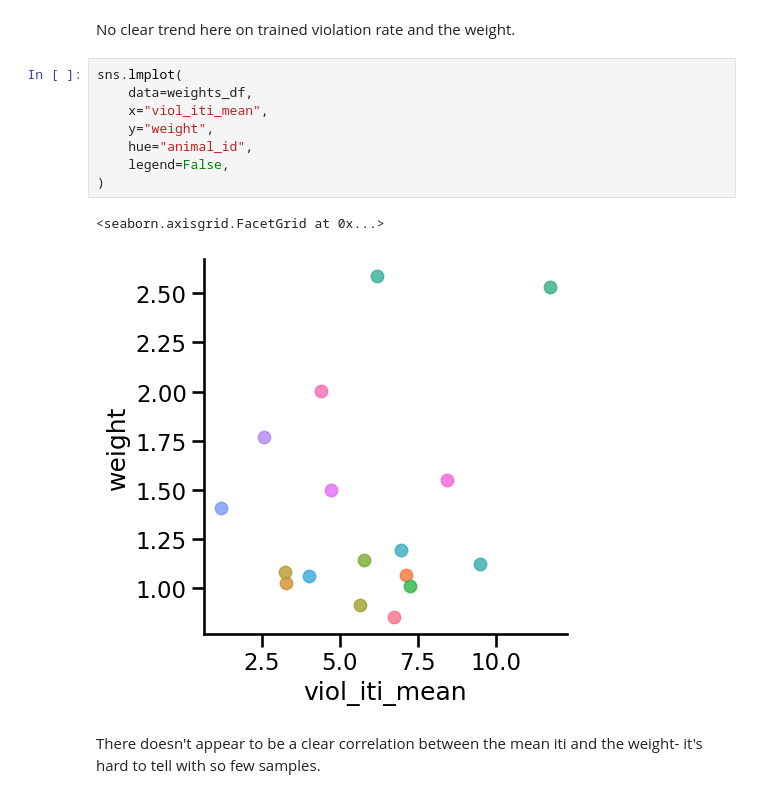
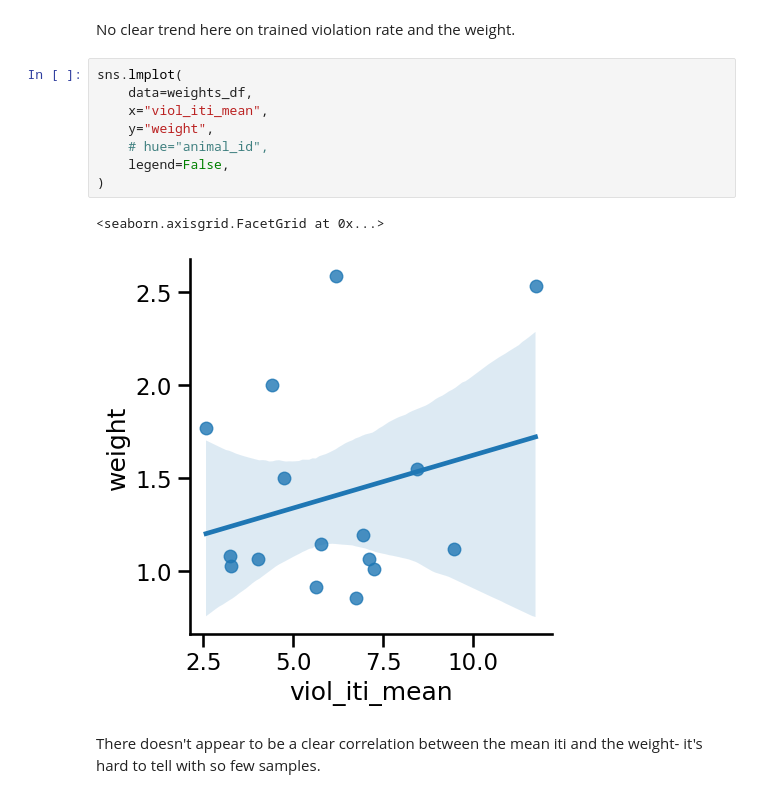
Before and after one commit to jess-breda/violations-multinomial, a Jupyter notebook: notebooks/EDA_03_filtered_prev_violation.ipynb, the cells around one changed output. Saved outputs shown, nothing was run; the diff lists cells and outputs as text.

```diff
--- a/notebooks/EDA_03_filtered_prev_violation.ipynb
+++ b/notebooks/EDA_03_filtered_prev_violation.ipynb
@@ -330,14 +334,14 @@ No clear trend here on trained violation rate and the weight.
 # %%
 sns.lmplot(
     data=weights_df,
     x="viol_iti_mean",
     y="weight",
-    hue="animal_id",
+    # hue="animal_id",
     legend=False,
 )
 # %% [output]
 <seaborn.axisgrid.FacetGrid at 0x...>
-[figure, old version]
+[figure, new version]
 # %% [markdown]
 There doesn't appear to be a clear correlation between the mean iti and the weight- it's hard to tell with so few samples.
 # %%
```
Also changed, not shown: parts of 19 cells of this notebook.
